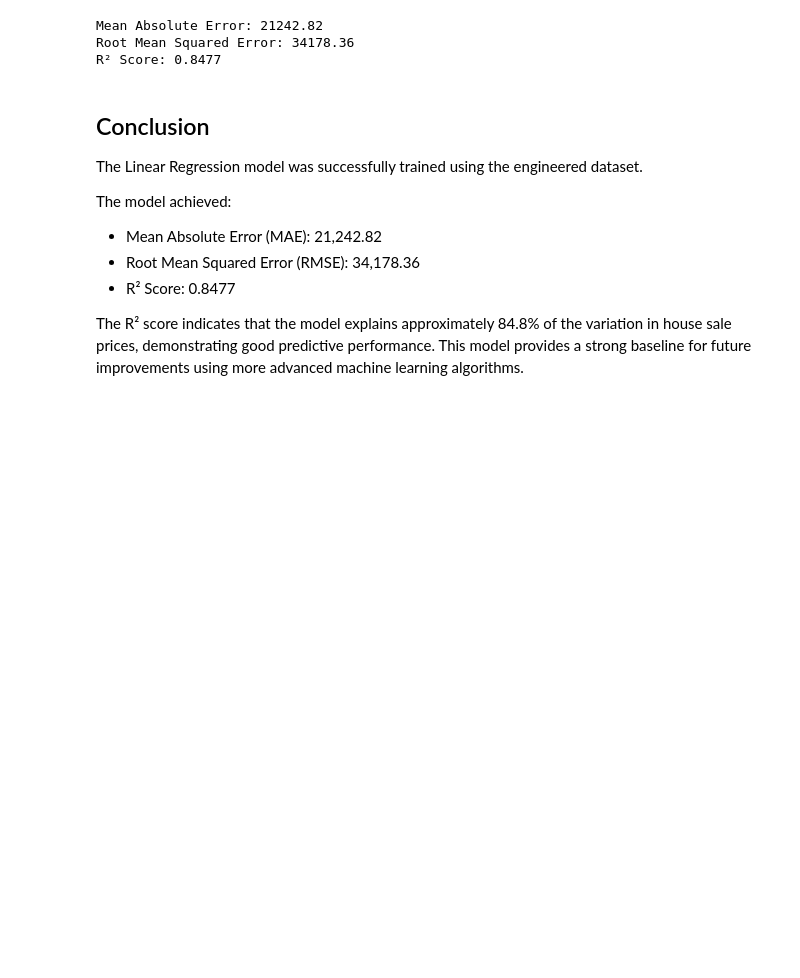
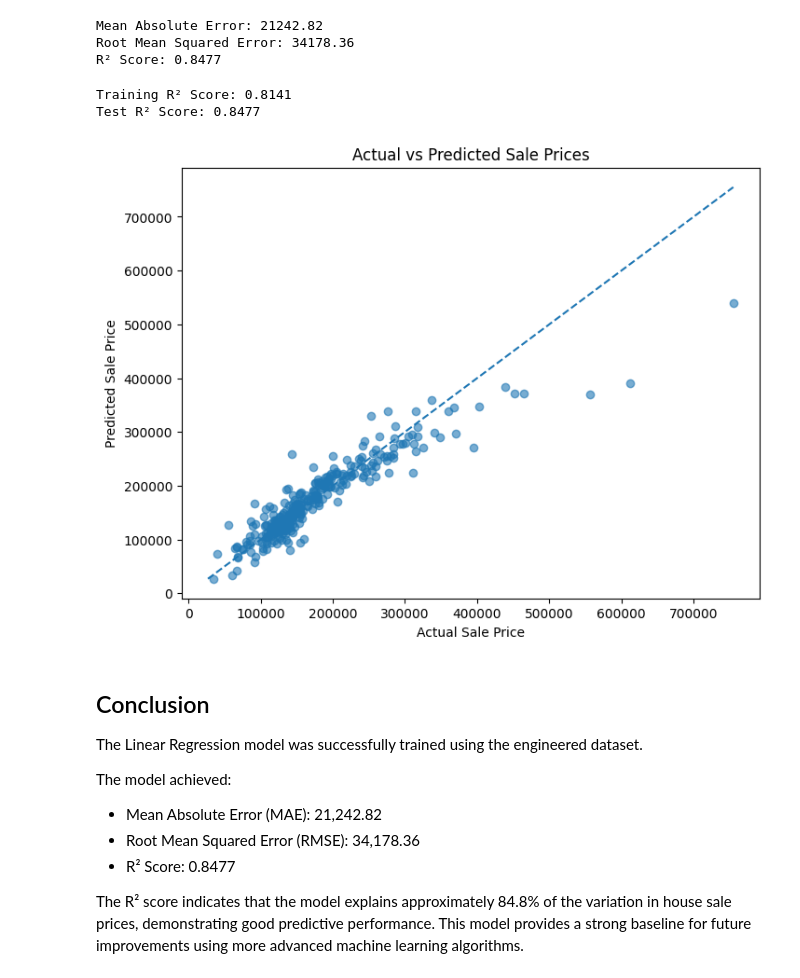
Before and after one commit to liepinaievaa-maker/heritage-housing-analysis, a Jupyter notebook: jupyter_notebooks/05_Modeling_And_Evaluation.ipynb, the cells around one changed output. Cells and saved outputs as stored; diff of their text form; code cells hidden in the pictures; blank space fills up the shorter version.

```diff
--- a/jupyter_notebooks/05_Modeling_And_Evaluation.ipynb
+++ b/jupyter_notebooks/05_Modeling_And_Evaluation.ipynb
@@ -114,6 +115,39 @@ print(f"R² Score: {r2:.4f}")
 Mean Absolute Error: 21242.82
 Root Mean Squared Error: 34178.36
 R² Score: 0.8477
+# %%
+train_predictions = model.predict(X_train)
+test_predictions = model.predict(X_test)
+
+train_r2 = r2_score(y_train, train_predictions)
+test_r2 = r2_score(y_test, test_predictions)
+
+print(f"Training R² Score: {train_r2:.4f}")
+print(f"Test R² Score: {test_r2:.4f}")
+# %% [output]
+Training R² Score: 0.8141
+Test R² Score: 0.8477
+# %%
+fig, ax = plt.subplots(figsize=(8, 6))
+
+ax.scatter(y_test, test_predictions, alpha=0.6)
+
+minimum = min(y_test.min(), test_predictions.min())
+maximum = max(y_test.max(), test_predictions.max())
+
+ax.plot(
+    [minimum, maximum],
+    [minimum, maximum],
+    linestyle="--"
+)
+
+ax.set_xlabel("Actual Sale Price")
+ax.set_ylabel("Predicted Sale Price")
+ax.set_title("Actual vs Predicted Sale Prices")
+
+plt.show()
+# %% [output]
+[figure, added]
 # %% [markdown]
 ## Conclusion
 
```
Also changed, not shown: parts of 1 cell of this notebook, 1 other file.
